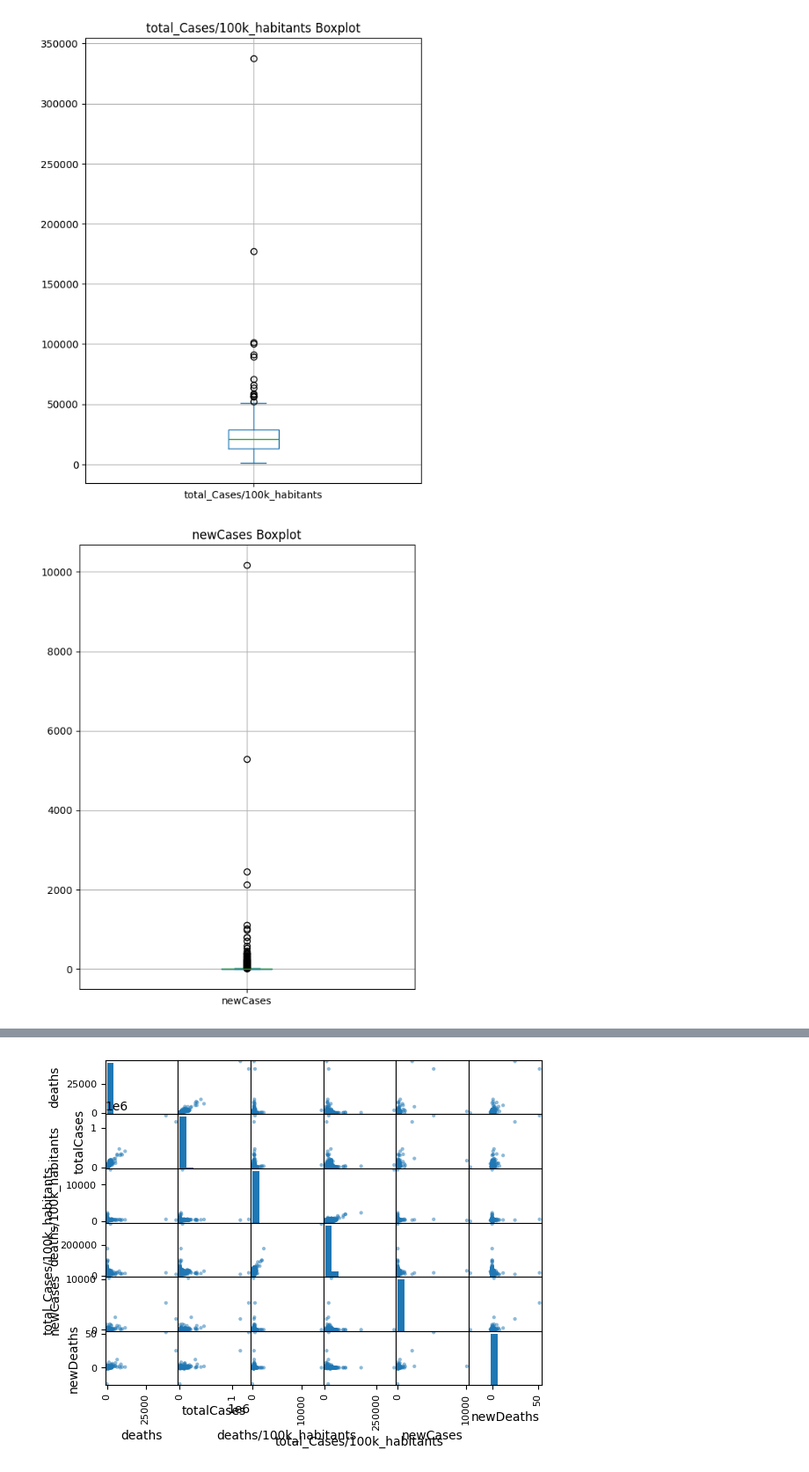
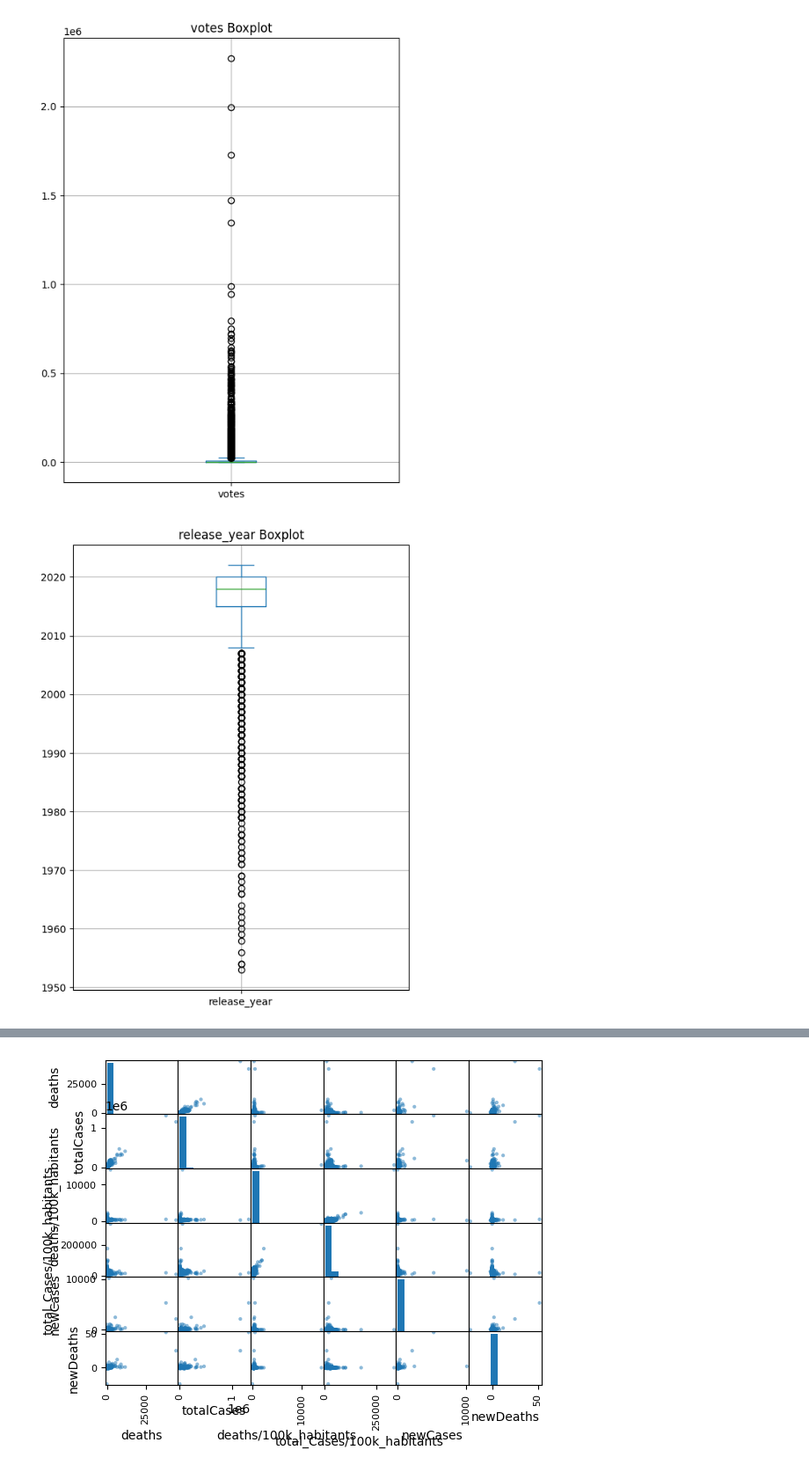
Before and after one commit to PedroPsy/AI-Training, a Jupyter notebook: fundamentosIA.ipynb, the cells around one changed output, grey strips where cells are left out. Shown at 88% size. Drawn from its saved outputs; the diff is of its cells as text; code cells hidden in the pictures.

```diff
--- a/fundamentosIA.ipynb
+++ b/fundamentosIA.ipynb
@@ -29,16 +30,16 @@ import matplotlib.pyplot as plt
 
 
 # dataset, arquivo com os dados sobre a covid19 nas cisdades do BR
-arquivo  = 'cases-brazil-cities.csv'
+arquivo  = 'Netflix TV Shows and Movies.csv'
 
 # carregando o conteúdo do arquivo em um objeto pandas.DataFrame
 # a partir do método de carregamento de arquivo read_csv
 # especificando que a primeira linha contém os nomes do cabeçalho
 dataset = pd.read_csv(arquivo, sep=',')
-cols = ['deaths','ibgeID', 'totalCases', 'deaths_per_100k_inhabitants', 'totalCases_per_100k_inhabitants', 'deaths_by_totalCases', 'newCases',
-        'newDeaths']
-dataset[cols] = dataset[cols].apply(pd.to_numeric, errors='coerce').fillna(0.0)
-dataset = dataset[dataset['newCases'] > 0]
+
+dataset = dataset.drop(columns=['index'])
+dataset = dataset.rename(columns={'imdb_votes': 'votes', 'imdb_score': 'score'})
+
 
 
 # exibindo a dimensão dos dados carregados (linhas, colunas)
@@ -106,5 +116,0 @@ dataset.describe()
-# %%
-dataset = dataset.drop(columns=['ibgeID', '_source', 'date', 'last_info_date','deaths_by_totalCases'])
-# %%
-dataset.rename(columns={'deaths_per_100k_inhabitants': 'deaths/100k_habitants', 'totalCases_per_100k_inhabitants': 'total_Cases/100k_habitants'}, inplace=True)
-dataset.head(5)
@@ -153,12 +189,10 @@ dtype: int64
 # %%
-dataset['total_Cases/100k_habitants'].plot.box(figsize=(6,8), grid=True, vert=True, title='total_Cases/100k_habitants Boxplot')
-
+dataset['votes'].plot.box(figsize=(6,8), grid=True, vert=True, title='votes Boxplot')
 plt.show()
 # %% [output]
-[figure, old version]
+[figure, new version]
 # %%
-dataset['newCases'].plot.box(figsize=(6,8), grid=True, vert=True, title='newCases Boxplot')
-
+dataset['release_year'].plot.box(figsize=(6,8), grid=True, vert=True, title='release_year Boxplot')
 plt.show()
 # %% [output]
-[figure, old version]
+[figure, new version]
```
Also changed, not shown: parts of 19 cells of this notebook, 2 other files.
